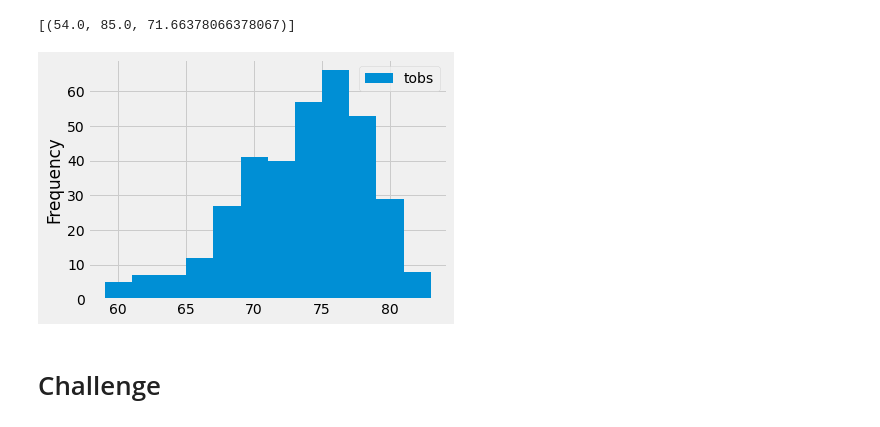
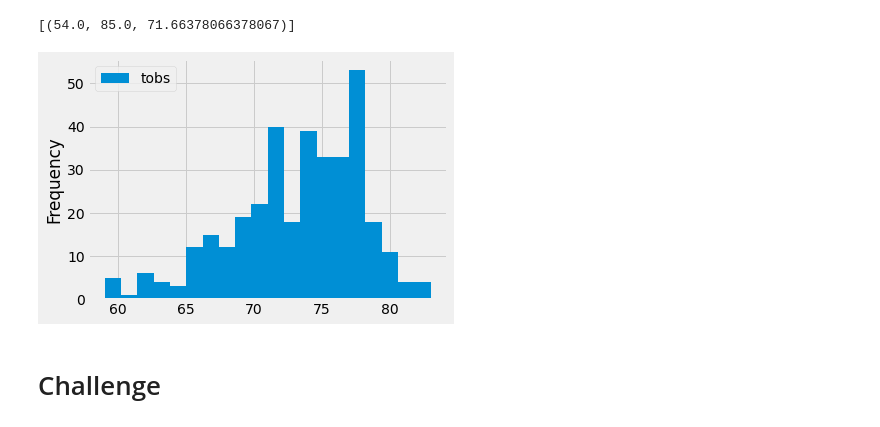
Before and after one commit to alejandra-dahl/surfs_up, a Jupyter notebook: climate_analysis.ipynb, the cells around one changed output. Cells and saved outputs as stored; diff of their text form; code cells hidden in the pictures.

```diff
--- a/climate_analysis.ipynb
+++ b/climate_analysis.ipynb
@@ -109,20 +109,19 @@ filter(Measurement.station == 'USC00519281').all()
 # %%
 # Choose the station with the highest number of temperature observations.
 # Query the last 12 months of temperature observation data for this station and plot the results as a histogram
 
 results = session.query(Measurement.tobs).\
 filter(Measurement.station == 'USC00519281').\
 filter(Measurement.date >= prev_year).all()
 
 df = pd.DataFrame(results, columns=['tobs'])
 
 #print(df)
 
-df.plot.hist(bins=12)
-
+df.plot.hist(bins=20)
 plt.tight_layout()
 # %% [output]
-[figure, old version]
+[figure, new version]
 # %%
 # Write a function called `calc_temps` that will accept start date and end date in the format '%Y-%m-%d'
 # and return the minimum, average, and maximum temperatures for that range of dates
```
Also changed, not shown: 1 other file.
